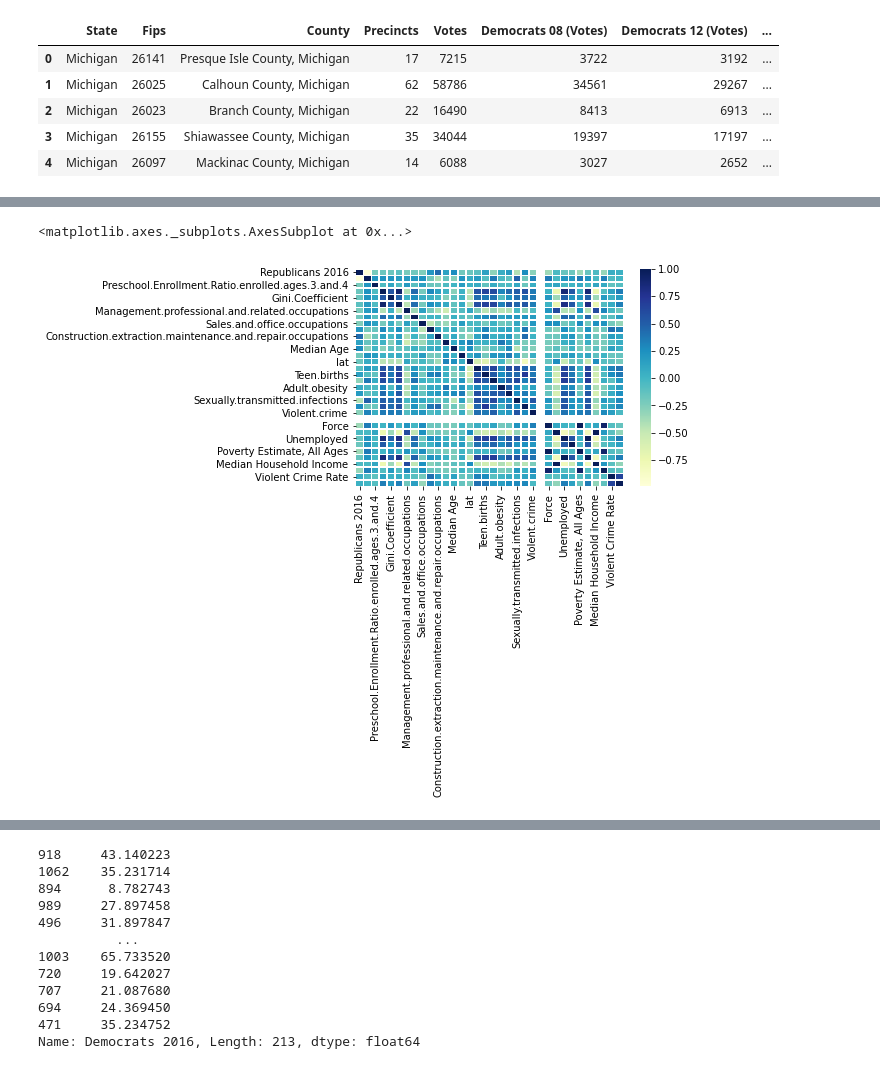
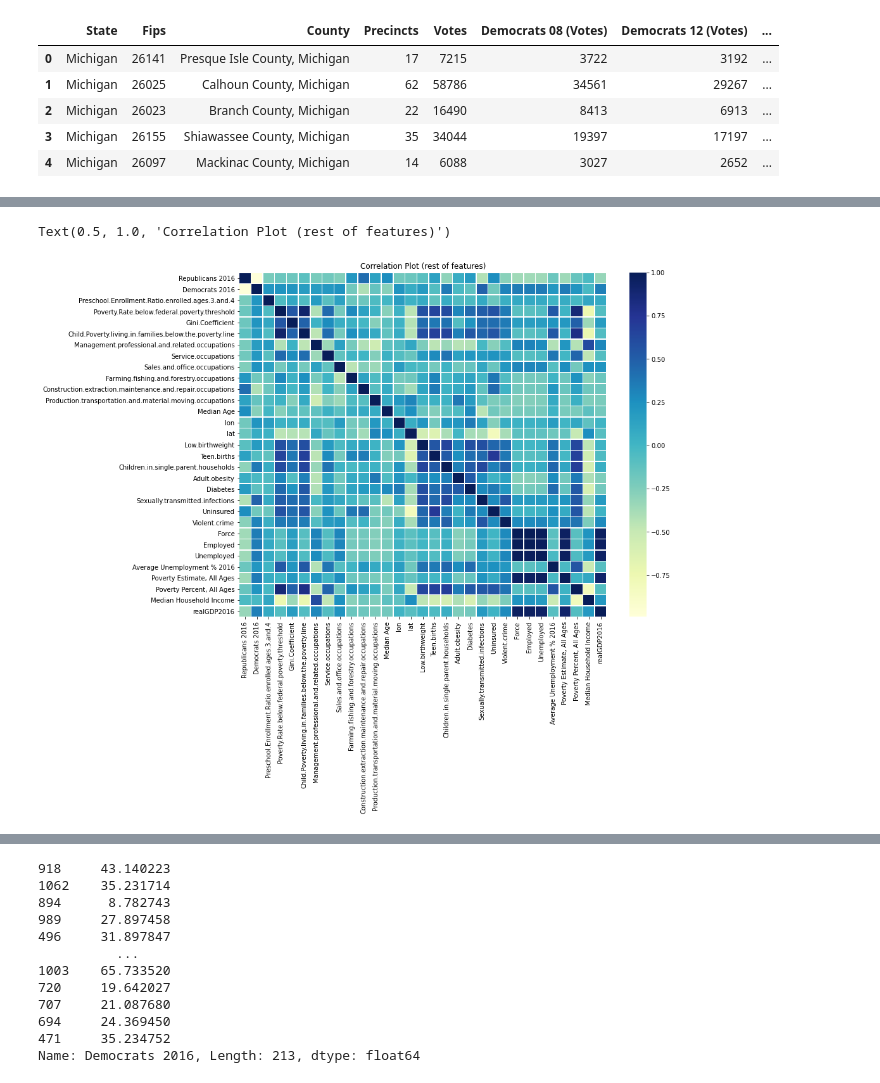
Before and after one commit to eweed001/ORIE-4741-Project, a Jupyter notebook: Data Cleaning and Manipulating.ipynb, the cells around one changed output, grey strips where cells are left out. Saved outputs shown, nothing was run; the diff lists cells and outputs as text; code cells hidden in the pictures.

```diff
--- a/Data Cleaning and Manipulating.ipynb
+++ b/Data Cleaning and Manipulating.ipynb
@@ -624,3 +611,20 @@ df = df.drop(df[['Violent Crime Rate','STI Rate']], axis =1)
+# %%
+df_unemploy = [df_unemploy[i].replace(',', '') for i in range(0,len(df_unemploy))]
+# %%
+df['Force'] = df_force
+df['Employed'] = df_employ
+df['Unemployed'] = df_unemploy
+# %%
+# again, converting to ints (had to strip white space AND get rid of commas in the numbers...)
+#data['values'].str.strip()
+df['Force'] = df['Force'].str.strip()
+df['Force'] = df['Force'].astype(str).astype(int)
+df['Employed'] = df['Employed'].str.strip()
+df['Employed'] = df['Employed'].astype(int)
+df['Unemployed'] = df['Unemployed'].str.strip()
+df['Unemployed'] = df['Unemployed'].astype(int)
+# %%
+df = df.drop(df[['Year']],axis = 1)
 # %%
 df.head()
 # %% [output]
@@ -657,15 +658,11 @@ sn.heatmap(df_sub_2.corr(),cmap="YlGnBu",linewidth = 0.5)
 # %%
+Lst3 = [9,10] + list(range(30,60))
 
-lst = [9,10]
-lst2 = list(range(30,61))
-lst3 = lst+lst2
-lst3
-Lst3 = [9,10] + list(range(30,61))
-len(list(df.columns))
-df.dtypes
+fig, ax = plt.subplots(figsize=(13,10))
 
 df_sub_3 = df.iloc[:,Lst3]
-sn.heatmap(df_sub_3.corr(),cmap="YlGnBu",linewidth = 0.5)
+sns.heatmap(df_sub_3.corr(),cmap="YlGnBu",linewidth = 0.5, ax = ax)
+ax.set_title("Correlation Plot (rest of features)")
 # %% [output]
-<matplotlib.axes._subplots.AxesSubplot at 0x...>
+Text(0.5, 1.0, 'Correlation Plot (rest of features)')
-[figure, old version]
+[figure, new version]
```
Also changed, not shown: parts of 21 cells of this notebook.
